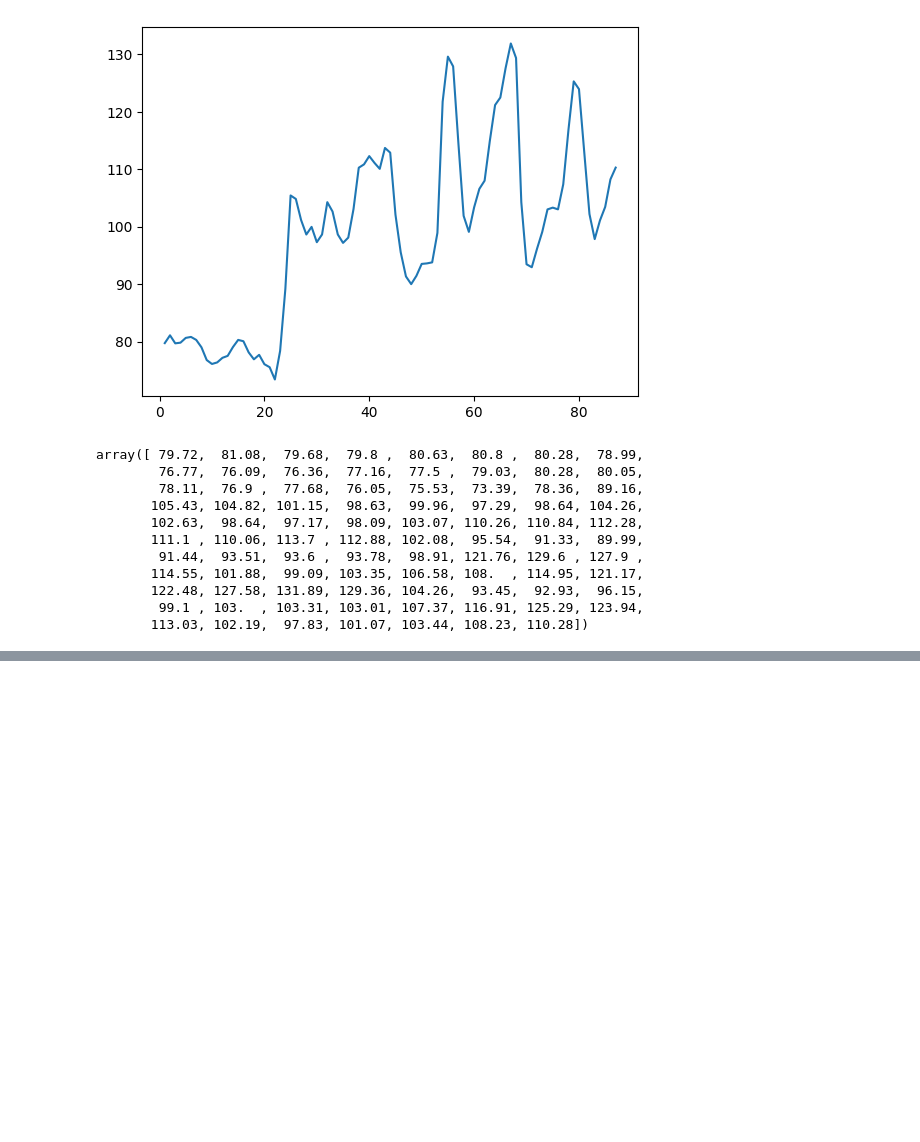
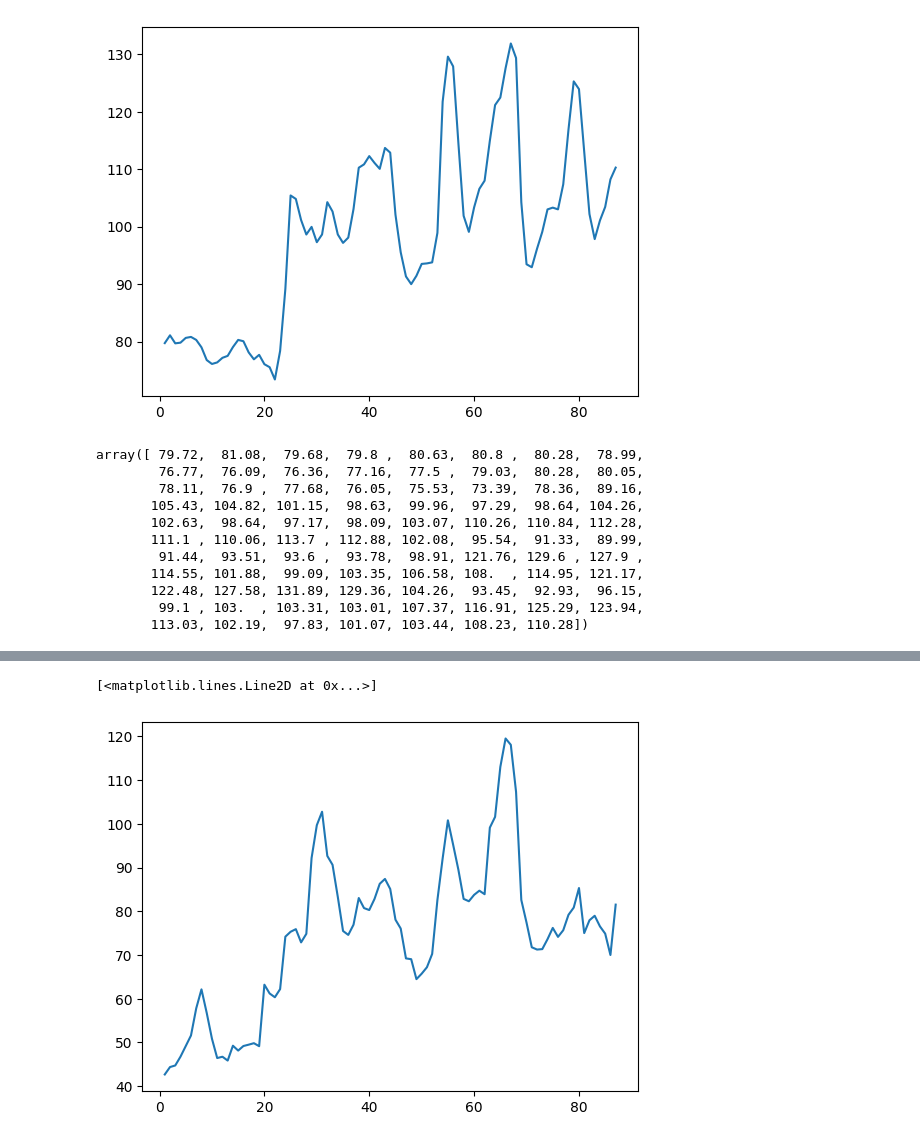
Before and after one commit to SpartanWilhelm/ALURA, a Jupyter notebook: Python para Data Science/NumPy_análise numérica eficiente com Python/Numpy_curso.ipynb, the cells around one changed output, grey strips where cells are left out. Saved outputs shown, nothing was run; the diff lists cells and outputs as text; code cells hidden in the pictures; blank space fills up the shorter version.

```diff
--- a/Python para Data Science/NumPy_análise numérica eficiente com Python/Numpy_curso.ipynb
+++ b/Python para Data Science/NumPy_análise numérica eficiente com Python/Numpy_curso.ipynb
@@ -159,0 +195,5 @@ array([ 79.72,  81.08,  79.68,  79.8 ,  80.63,  80.8 ,  80.28,  78.99,
+# %%
+plt.plot(datas, Kaliningrad)
+# %% [output]
+[<matplotlib.lines.Line2D at 0x...>]
+[figure, added]
```
Also changed, not shown: parts of 13 cells of this notebook, 1 other file.
